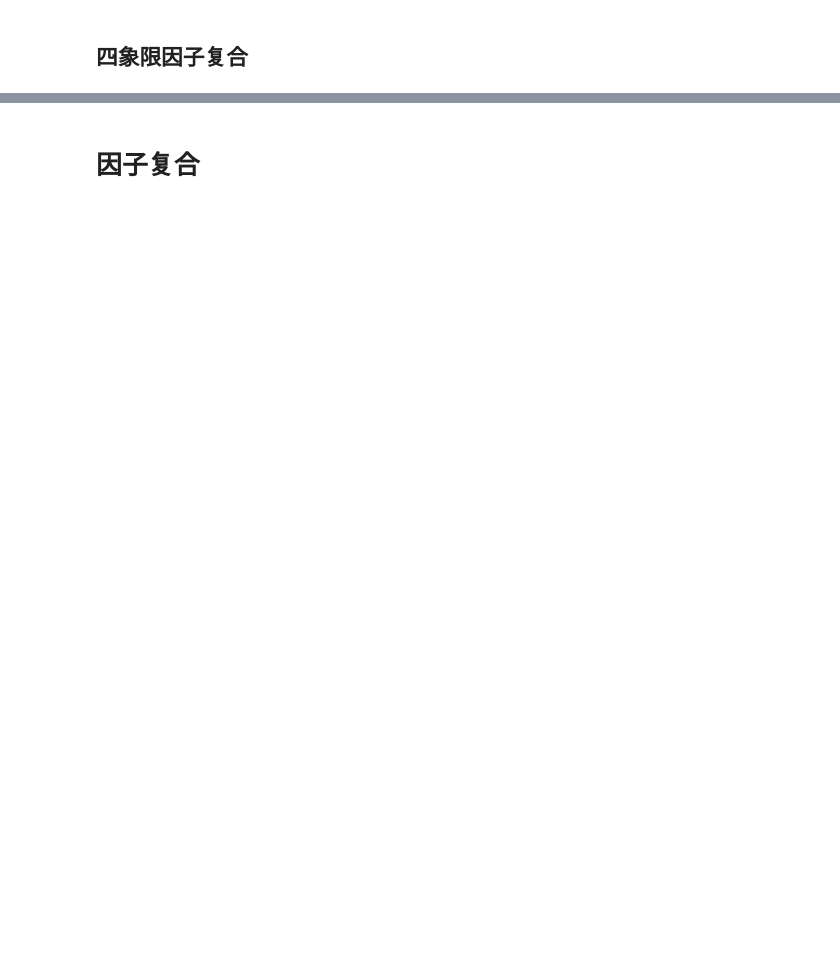
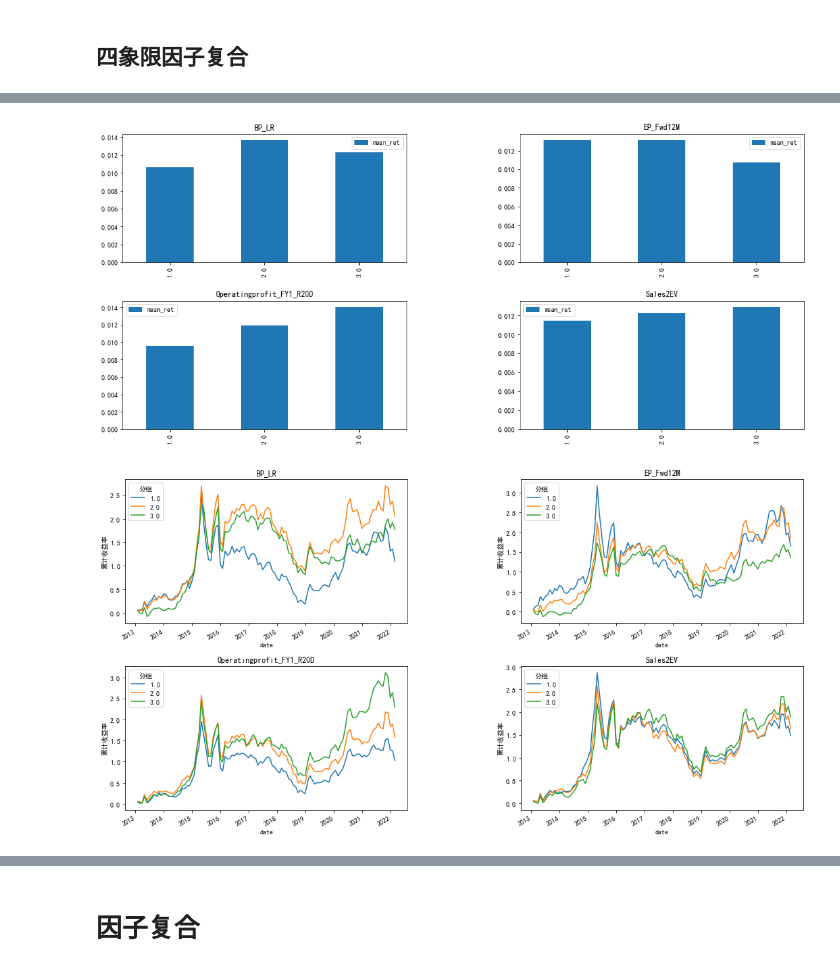
Before and after one commit to 11bingo/Quantitative-analysis, a Jupyter notebook: B-因子构建类/企业生命周期/企业生命周期测试.ipynb, the cells around one changed output, grey strips where cells are left out. Cells and saved outputs as stored; diff of their text form; code cells hidden in the pictures; blank space fills up the shorter version.

```diff
--- a/B-因子构建类/企业生命周期/企业生命周期测试.ipynb
+++ b/B-因子构建类/企业生命周期/企业生命周期测试.ipynb
@@ -231,0 +159,5 @@ plotting_dichotomy_res(res1['衰退期'])
+# %%
+factors2 = ['BP_LR', 'EP_Ewd12M', 'Operatingprofit_FY1_R20D', 'Sales2EV']
+direction2 = ['ascending', 'descending', 'ascending', 'ascending']
+plotting_dichotomy_res(res1['成长期'])
+# %% [output]
@@ -231,0 +178,2 @@ plotting_dichotomy_res(res1['衰退期'])
+[figure, added]
+[figure, added]
```
Also changed, not shown: parts of 21 cells of this notebook, 3 other files.
